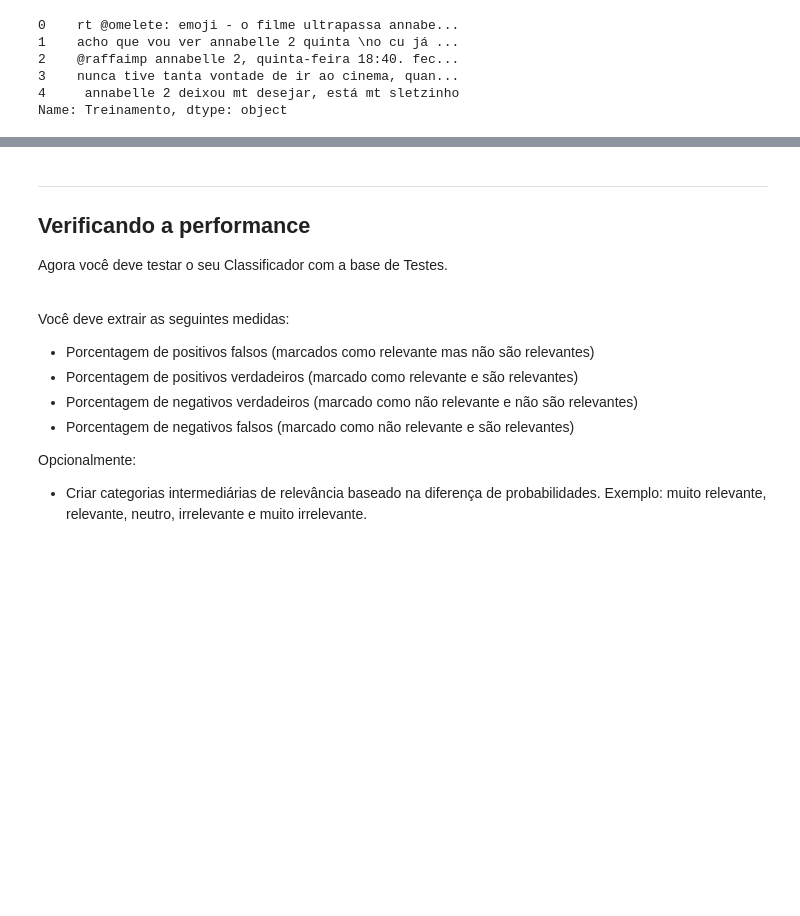
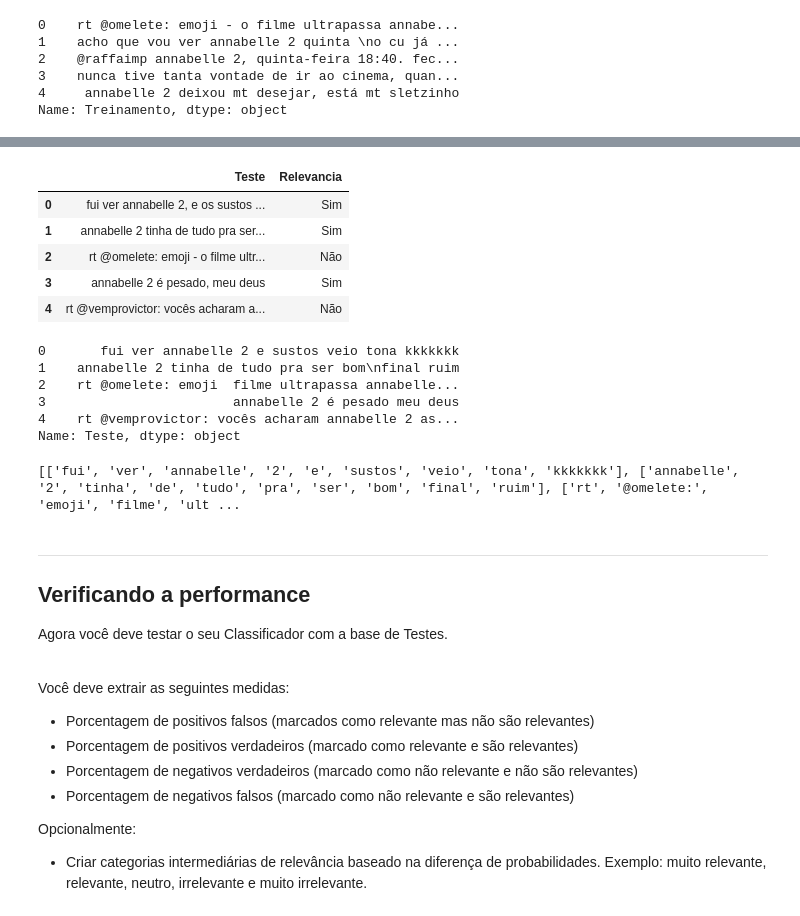
Before and after one commit to gabrielvf1/CienciaDosDados, a Jupyter notebook: Projeto 2/Projeto02.ipynb, the cells around one changed output, grey strips where cells are left out. Cells and saved outputs as stored; diff of their text form; code cells hidden in the pictures; blank space fills up the shorter version.

```diff
--- a/Projeto 2/Projeto02.ipynb
+++ b/Projeto 2/Projeto02.ipynb
@@ -281,6 +281,48 @@ for i in universoRelevanteSemRepeticao:
 
 for i in universoIrrelevanteSemRepeticao:
     contantoProbabilidadeCadaPalavraIrrelevante[i] = (contandoCadaIrrelevante[i] + 1) / (numeroIrrelevanteSemRepeticao + numeroGeralSemRepeticao)
+# %%
+dadosTeste = pd.read_excel('Annabelle_2.xlsx', sheetname="Teste")
+dadosTeste.head()
+# %% [output]
+|  | Teste | Relevancia |
+| 0 | fui ver annabelle 2, e os sustos ... | Sim |
+| 1 | annabelle 2 tinha de tudo pra ser... | Sim |
+| 2 | rt @omelete: emoji - o filme ultr... | Não |
+| 3 | annabelle 2 é pesado, meu deus | Sim |
+| 4 | rt @vemprovictor: vocês acharam a... | Não |
+# %%
+dadosTeste['Teste'] = dadosTeste['Teste'].str.replace(",","")
+dadosTeste['Teste'] = dadosTeste['Teste'].str.replace(".","")
+dadosTeste['Teste'] = dadosTeste['Teste'].str.replace("'","")
+dadosTeste['Teste'] = dadosTeste['Teste'].str.replace('"',"")
+dadosTeste['Teste'] = dadosTeste['Teste'].str.replace("-","")
+dadosTeste['Teste'] = dadosTeste['Teste'].str.replace("!","")
+dadosTeste['Teste'] = dadosTeste['Teste'].str.replace("?","")
+dadosTeste['Teste'] = dadosTeste['Teste'].str.replace(")","")
+dadosTeste['Teste'] = dadosTeste['Teste'].str.replace("(","")
+dadosTeste['Teste'] = dadosTeste['Teste'].str.replace(" a "," ")
+dadosTeste['Teste'] = dadosTeste['Teste'].str.replace(" as "," ")
+dadosTeste['Teste'] = dadosTeste['Teste'].str.replace(" o "," ")
+dadosTeste['Teste'] = dadosTeste['Teste'].str.replace(" os "," ")
+dadosTeste['Teste'] = dadosTeste['Teste'].str.lower()
+
+dadosTeste.Teste.head()
+# %% [output]
+0       fui ver annabelle 2 e sustos veio tona kkkkkkk
+1    annabelle 2 tinha de tudo pra ser bom\nfinal ruim
+2    rt @omelete: emoji  filme ultrapassa annabelle...
+3                        annabelle 2 é pesado meu deus
+4    rt @vemprovictor: vocês acharam annabelle 2 as...
+Name: Teste, dtype: object
+# %%
+listaTeste = []
+for i in dadosTeste.Teste:
+    splitTeste= i.split()
+    listaTeste.append(splitTeste)
+print(listaTeste)
+# %% [output]
+[['fui', 'ver', 'annabelle', '2', 'e', 'sustos', 'veio', 'tona', 'kkkkkkk'], ['annabelle', '2', 'tinha', 'de', 'tudo', 'pra', 'ser', 'bom', 'final', 'ruim'], ['rt', '@omelete:', 'emoji', 'filme', 'ult ...
 # %% [markdown]
 ___
 ## Verificando a performance
```
Also changed, not shown: parts of 5 cells of this notebook, 1 other file.
